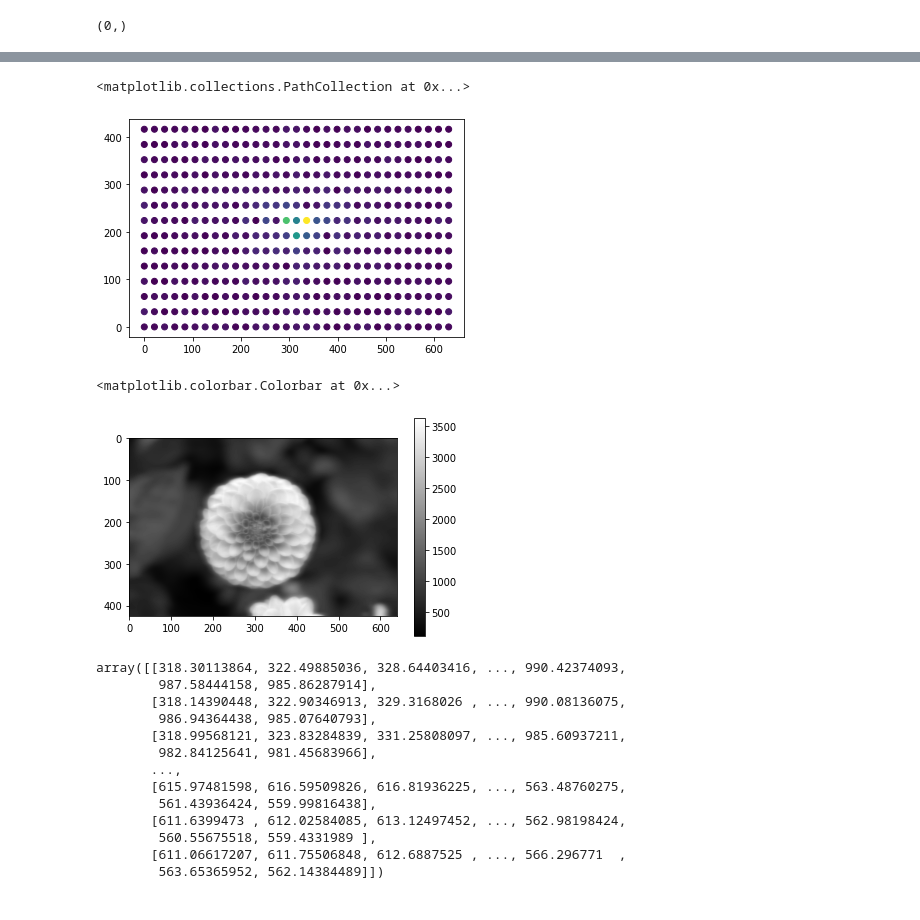
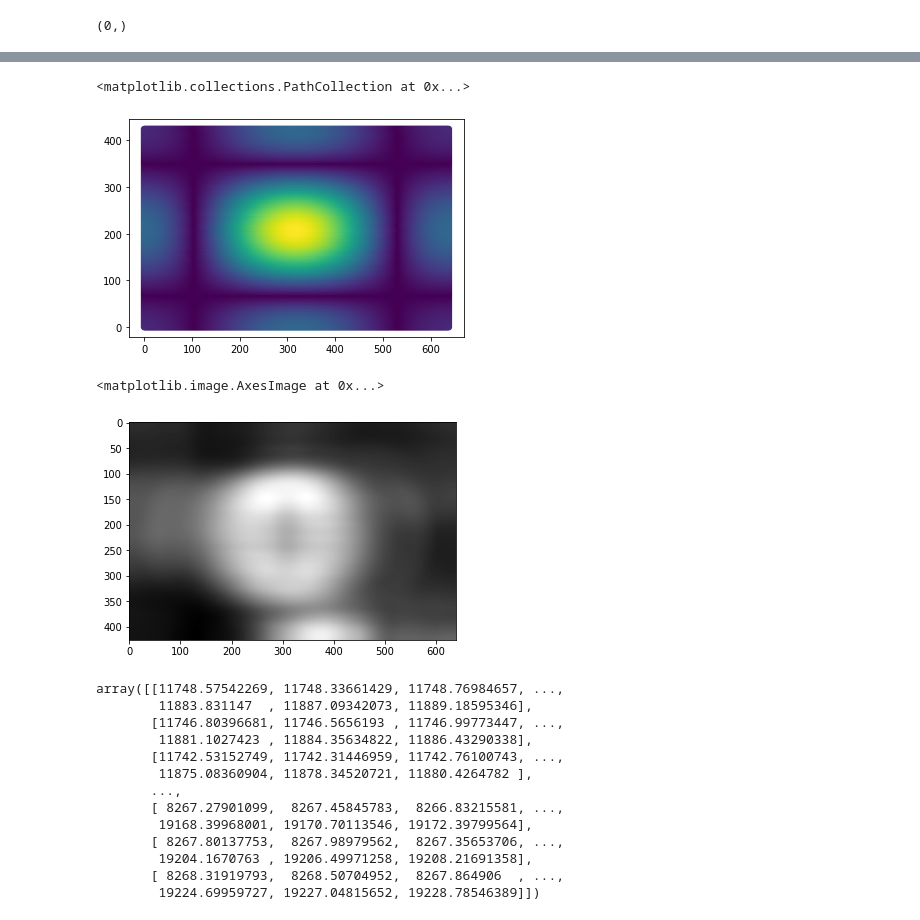
Before and after one commit to alifele/Bioinformatics, a Jupyter notebook: Fourier_Sixth_attempt.ipynb, the cells around one changed output, grey strips where cells are left out. Saved outputs shown, nothing was run; the diff lists cells and outputs as text; code cells hidden in the pictures.

```diff
--- a/Fourier_Sixth_attempt.ipynb
+++ b/Fourier_Sixth_attempt.ipynb
@@ -65,7 +65,7 @@ def mask_creator(height, width, r): #heigth, width
 
   return mask
 # %%
-flower_mask = mask_creator(*flower.shape, 40)
+flower_mask = mask_creator(*flower.shape, 2)
 plt.imshow(flower_mask)
 # %% [output]
 <matplotlib.image.AxesImage at 0x...>
@@ -123,7 +123,7 @@ def mask_fourier_for_conv(a, window_size):
   J = 2 * np.pi * a**2 * jv(1,a*(np.sqrt(X**2+ Y**2)))/(a*(np.sqrt(X**2+ Y**2)) + 0.0001)
   return J,X,Y
 # %%
-window_size = 20
+window_size = 150
 a = 5
 y = np.arange(-flower.shape[0]/2,flower.shape[0]/2)
 x = np.arange(-flower.shape[1]/2,flower.shape[1]/2)
@@ -158,31 +172,30 @@ X_sampling, Y_sampling = np.meshgrid(sampling_indeces_x, sampling_indeces_y)
 plt.scatter(X_sampling, Y_sampling, c = weights)
 # %% [output]
 <matplotlib.collections.PathCollection at 0x...>
-[figure, old version]
+[figure, new version]
 # %%
 grad = signal.convolve2d(flower, weights, boundary='symm', mode='same')
 # %%
 plt.imshow(grad, cmap="gray")
-plt.colorbar()
 # %% [output]
-<matplotlib.colorbar.Colorbar at 0x...>
+<matplotlib.image.AxesImage at 0x...>
-[figure, old version]
+[figure, new version]
 # %%
 grad
 # %% [output]
-array([[318.30113864, 322.49885036, 328.64403416, ..., 990.42374093,
-        987.58444158, 985.86287914],
-       [318.14390448, 322.90346913, 329.3168026 , ..., 990.08136075,
-        986.94364438, 985.07640793],
-       [318.99568121, 323.83284839, 331.25808097, ..., 985.60937211,
-        982.84125641, 981.45683966],
+array([[11748.57542269, 11748.33661429, 11748.76984657, ...,
+        11883.831147  , 11887.09342073, 11889.18595346],
+       [11746.80396681, 11746.5656193 , 11746.99773447, ...,
+        11881.1027423 , 11884.35634822, 11886.43290338],
+       [11742.53152749, 11742.31446959, 11742.76100743, ...,
+        11875.08360904, 11878.34520721, 11880.4264782 ],
        ...,
-       [615.97481598, 616.59509826, 616.81936225, ..., 563.48760275,
-        561.43936424, 559.99816438],
-       [611.6399473 , 612.02584085, 613.12497452, ..., 562.98198424,
-        560.55675518, 559.4331989 ],
-       [611.06617207, 611.75506848, 612.6887525 , ..., 566.296771  ,
-        563.65365952, 562.14384489]])
+       [ 8267.27901099,  8267.45845783,  8266.83215581, ...,
+        19168.39968001, 19170.70113546, 19172.39799564],
+       [ 8267.80137753,  8267.98979562,  8267.35653706, ...,
+        19204.1670763 , 19206.49971258, 19208.21691358],
+       [ 8268.31919793,  8268.50704952,  8267.864906  , ...,
+        19224.69959727, 19227.04815652, 19228.78546389]])
 # %%
 fig = plt.figure()
 ax = fig.add_subplot(111, projection='3d')
```
Also changed, not shown: parts of 10 cells of this notebook.
